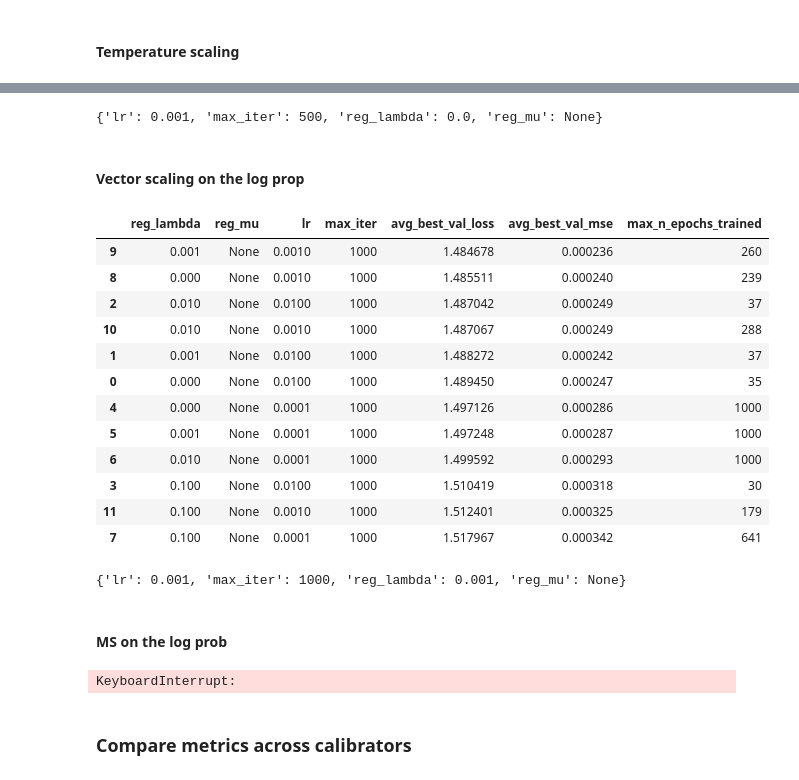
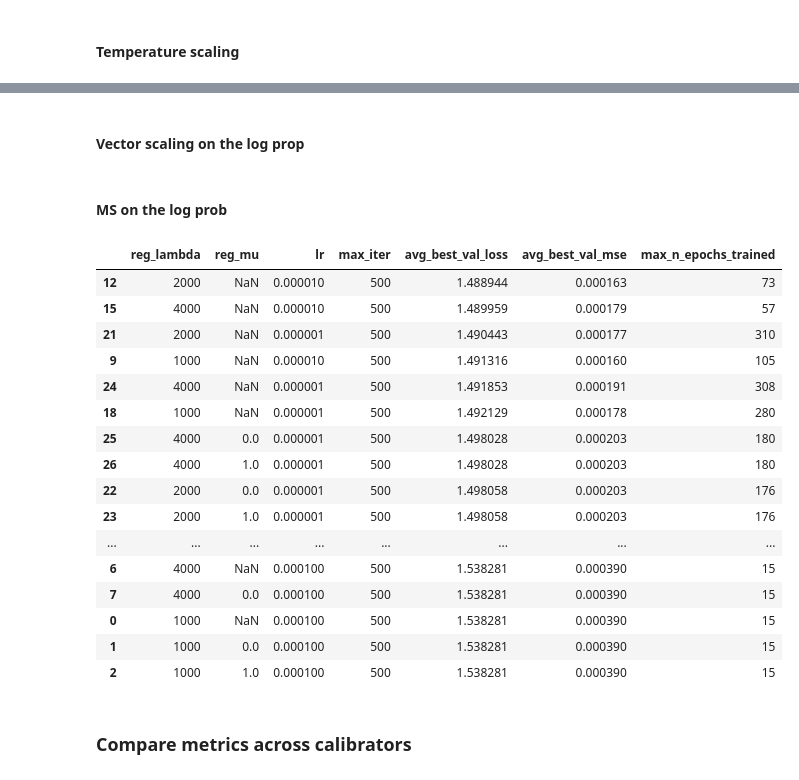
Before and after one commit to CompEpigen/syto, a Jupyter notebook: EDA/EDA_calibrator_comparison.ipynb, the cells around one changed output, grey strips where cells are left out. Saved outputs shown, nothing was run; the diff lists cells and outputs as text; code cells hidden in the pictures.

```diff
--- a/EDA/EDA_calibrator_comparison.ipynb
+++ b/EDA/EDA_calibrator_comparison.ipynb
@@ -127,7 +127,9 @@ labels_to_ctype_names = {int(k): v for k, v in labels_to_ctype_names.items()}
 ctype_names_to_labels = {v: k for k, v in labels_to_ctype_names.items()}
 ctype_names_list = list(ctype_names_to_labels.keys())
 # %%
-DATA_DIR = Path("/home/nathan/Documents/Scolaire/7_Cesure/2_KU_Leuven/syto/Data/uxm_val_test_data")
+DATA_DIR = Path(
+    "/staging/leuven/stg_00118/gbw-d-l0154/mnt/data/syto_experiments/mlflow/198121009408531961/1f0aaa3947bb4732a945e76aed3a5864/artifacts/basleines_calibration/uxm_calibrators_and_predictions"
+)
 # %%
 uxm_uncal_pred_and_target = np.load(DATA_DIR / "uncalibrated_predictions.npz")
 uxm_uncal_val_data = uxm_uncal_pred_and_target["val_pred"]
@@ -288,7 +278,5 @@ results_df_temp_scal
 # %%
 best_temp_scal_params
-# %% [output]
-{'lr': 0.001, 'max_iter': 500, 'reg_lambda': 0.0, 'reg_mu': None}
 # %% [markdown]
 #### Vector scaling on the log prop
 # %%
@@ -368,24 +356,8 @@ with tqdm(total=n_loops) as pbar:
 results_df_vect_log_dir_cal = pd.DataFrame(results)
 results_df_vect_log_dir_cal.sort_values("avg_best_val_loss", inplace=True)
 results_df_vect_log_dir_cal
-# %% [output]
-|  | reg_lambda | reg_mu | lr | max_iter | avg_best_val_loss | avg_best_val_mse | max_n_epochs_trained |
-| 9 | 0.001 | None | 0.0010 | 1000 | 1.484678 | 0.000236 | 260 |
-| 8 | 0.000 | None | 0.0010 | 1000 | 1.485511 | 0.000240 | 239 |
-| 2 | 0.010 | None | 0.0100 | 1000 | 1.487042 | 0.000249 | 37 |
-| 10 | 0.010 | None | 0.0010 | 1000 | 1.487067 | 0.000249 | 288 |
-| 1 | 0.001 | None | 0.0100 | 1000 | 1.488272 | 0.000242 | 37 |
-| 0 | 0.000 | None | 0.0100 | 1000 | 1.489450 | 0.000247 | 35 |
-| 4 | 0.000 | None | 0.0001 | 1000 | 1.497126 | 0.000286 | 1000 |
-| 5 | 0.001 | None | 0.0001 | 1000 | 1.497248 | 0.000287 | 1000 |
-| 6 | 0.010 | None | 0.0001 | 1000 | 1.499592 | 0.000293 | 1000 |
-| 3 | 0.100 | None | 0.0100 | 1000 | 1.510419 | 0.000318 | 30 |
-| 11 | 0.100 | None | 0.0010 | 1000 | 1.512401 | 0.000325 | 179 |
-| 7 | 0.100 | None | 0.0001 | 1000 | 1.517967 | 0.000342 | 641 |
 # %%
 best_vect_scal_params
-# %% [output]
-{'lr': 0.001, 'max_iter': 1000, 'reg_lambda': 0.001, 'reg_mu': None}
 # %% [markdown]
 #### MS on the log prob
 # %%
@@ -393,7 +365,7 @@ best_vect_scal_params
 METHOD = "full"
 param_grid = ParameterGrid(
     {
-        "reg_lambda": [1000, 5000, 10000],
+        "reg_lambda": [1000, 2000, 4000],
         "reg_mu": [None, 0, 1],
         "lr": [1e-4, 1e-5, 1e-6],
         "max_iter": [500],
@@ -438,34 +410,50 @@ with tqdm(total=n_loops) as pbar:
                 y_val=y_val_fold,
                 report_every=10,
             )
             fold_val_losses.append(mat_log_dir_cal.best_metrics_["val_loss"])
             fold_val_mses.append(mat_log_dir_cal.best_metrics_["val_mse"])
             max_n_trained_epochs = max(
                 max_n_trained_epochs, mat_log_dir_cal.history_["epoch"][-1] + 1
             )
             pbar.update(1)
         avg_val_loss = np.mean(fold_val_losses)
         results.append(
             {
                 # Hyperparameters
                 "reg_lambda": reg_lambda,
                 "reg_mu": reg_mu,
                 "lr": lr,
                 "max_iter": max_iter,
                 # Key metrics
                 "avg_best_val_loss": avg_val_loss,
                 "avg_best_val_mse": np.mean(fold_val_mses),
                 "max_n_epochs_trained": max_n_trained_epochs,
             }
         )
         if avg_val_loss < best_val_loss:
             best_val_loss = avg_val_loss
             best_dir_cal_params = params
 results_df_mat_log_dir_cal = pd.DataFrame(results)
 results_df_mat_log_dir_cal.sort_values("avg_best_val_loss", inplace=True)
 results_df_mat_log_dir_cal
 # %% [output]
-KeyboardInterrupt:
+|  | reg_lambda | reg_mu | lr | max_iter | avg_best_val_loss | avg_best_val_mse | max_n_epochs_trained |
+| 12 | 2000 | NaN | 0.000010 | 500 | 1.488944 | 0.000163 | 73 |
+| 15 | 4000 | NaN | 0.000010 | 500 | 1.489959 | 0.000179 | 57 |
+| 21 | 2000 | NaN | 0.000001 | 500 | 1.490443 | 0.000177 | 310 |
+| 9 | 1000 | NaN | 0.000010 | 500 | 1.491316 | 0.000160 | 105 |
+| 24 | 4000 | NaN | 0.000001 | 500 | 1.491853 | 0.000191 | 308 |
+| 18 | 1000 | NaN | 0.000001 | 500 | 1.492129 | 0.000178 | 280 |
+| 25 | 4000 | 0.0 | 0.000001 | 500 | 1.498028 | 0.000203 | 180 |
+| 26 | 4000 | 1.0 | 0.000001 | 500 | 1.498028 | 0.000203 | 180 |
+| 22 | 2000 | 0.0 | 0.000001 | 500 | 1.498058 | 0.000203 | 176 |
+| 23 | 2000 | 1.0 | 0.000001 | 500 | 1.498058 | 0.000203 | 176 |
+| ... | ... | ... | ... | ... | ... | ... | ... |
+| 6 | 4000 | NaN | 0.000100 | 500 | 1.538281 | 0.000390 | 15 |
+| 7 | 4000 | 0.0 | 0.000100 | 500 | 1.538281 | 0.000390 | 15 |
+| 0 | 1000 | NaN | 0.000100 | 500 | 1.538281 | 0.000390 | 15 |
+| 1 | 1000 | 0.0 | 0.000100 | 500 | 1.538281 | 0.000390 | 15 |
+| 2 | 1000 | 1.0 | 0.000100 | 500 | 1.538281 | 0.000390 | 15 |
 # %%
 best_dir_cal_params
 # %% [markdown]
```
Also changed, not shown: parts of 13 cells of this notebook, 5 other files.
